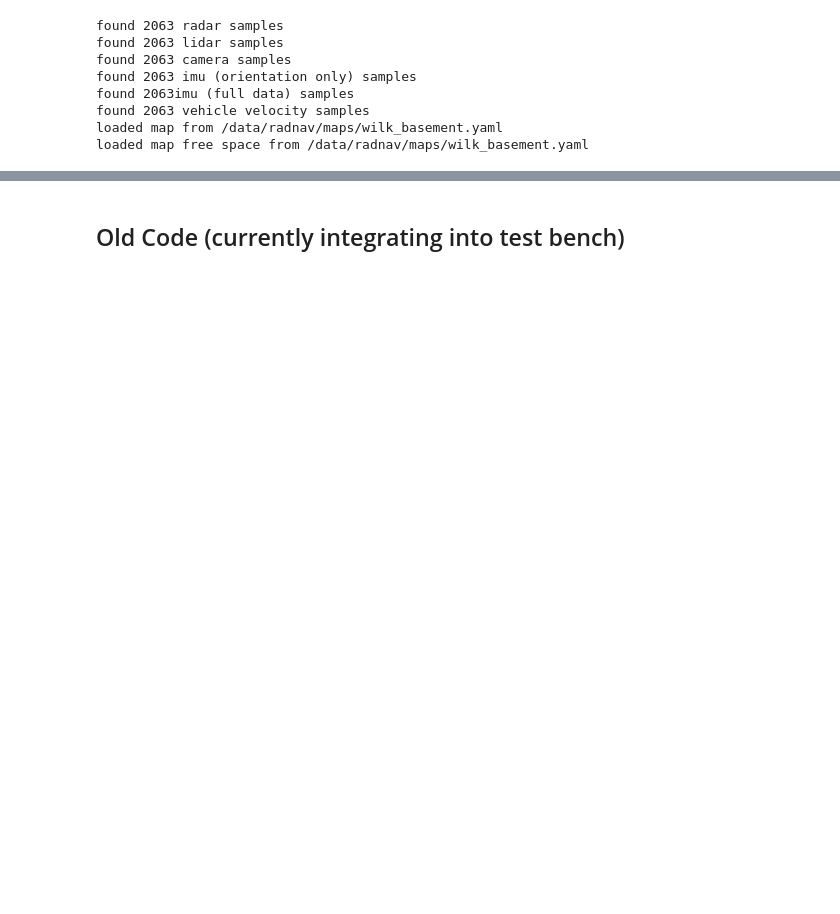
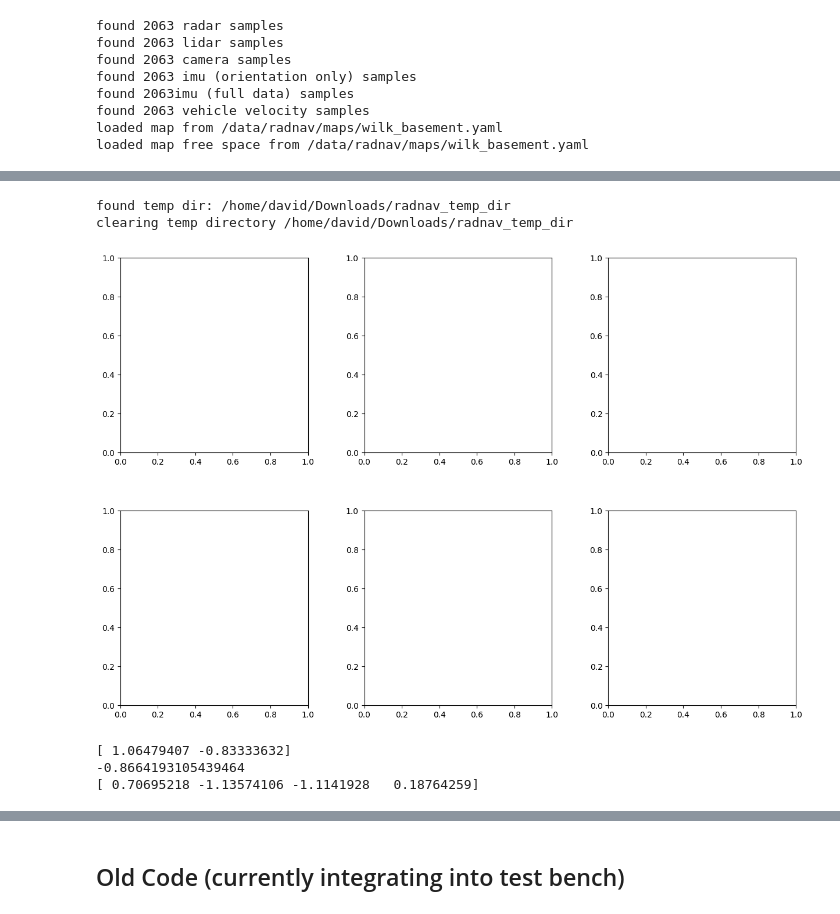
Before and after one commit to davidmhunt/odometry, a Jupyter notebook: notebooks/eval_particle_filter.ipynb, the cells around one changed output, grey strips where cells are left out. Drawn from its saved outputs; the diff is of its cells as text; code cells hidden in the pictures; blank space fills up the shorter version.

```diff
--- a/notebooks/eval_particle_filter.ipynb
+++ b/notebooks/eval_particle_filter.ipynb
@@ -95,0 +119,32 @@ gt icp estimated heading:8.324316561799002 deg, pose:[0.07888053 0.1294188 ]
+# %%
+MOVIE_TEMP_DIRECTORY = os.getenv("MOVIE_TEMP_DIRECTORY")
+
+#initialize the movie maker
+movie_generator = MovieGenerator(
+    temp_dir_path=MOVIE_TEMP_DIRECTORY
+)
+
+movie_generator.initialize_figure(
+    nrows=2,
+    ncols=3,
+    figsize=(15,10)
+)
+# %% [output]
+found temp dir: /home/david/Downloads/radnav_temp_dir
+clearing temp directory /home/david/Downloads/radnav_temp_dir
+[figure, added]
+# %%
+end_idx = 300 #dataset.num_frames
+
+test_bench.run(
+    max_frame=end_idx,
+    gt_enabled=True,
+    movie_generator=None) #=movie_generator)
+
+print(test_bench.gt_localizer.current_pose_m)
+print(test_bench.gt_localizer.current_heading_rad)
+print(test_bench.localizer.motion_model.x)
+# %% [output]
+[ 1.06479407 -0.83333632]
+-0.8664193105439464
+[ 0.70695218 -1.13574106 -1.1141928   0.18764259]
```
Also changed, not shown: parts of 10 cells of this notebook, 5 other files.
